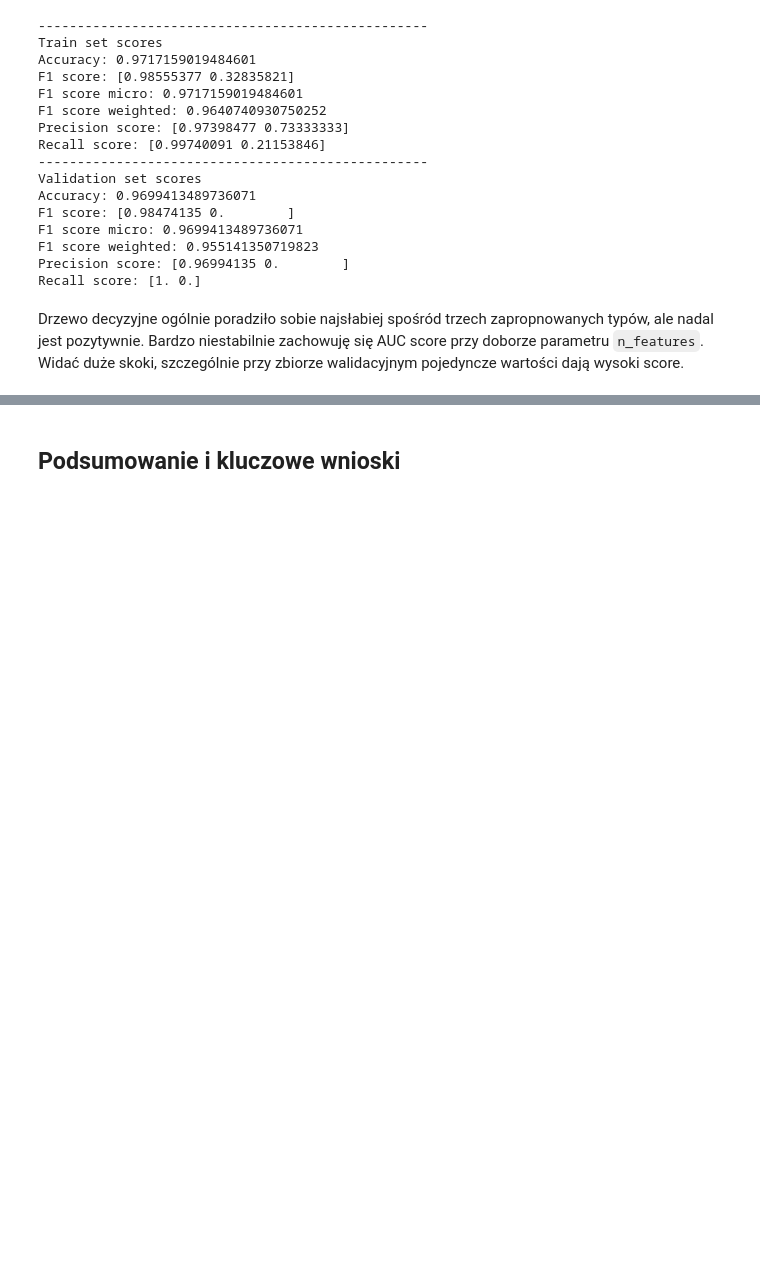
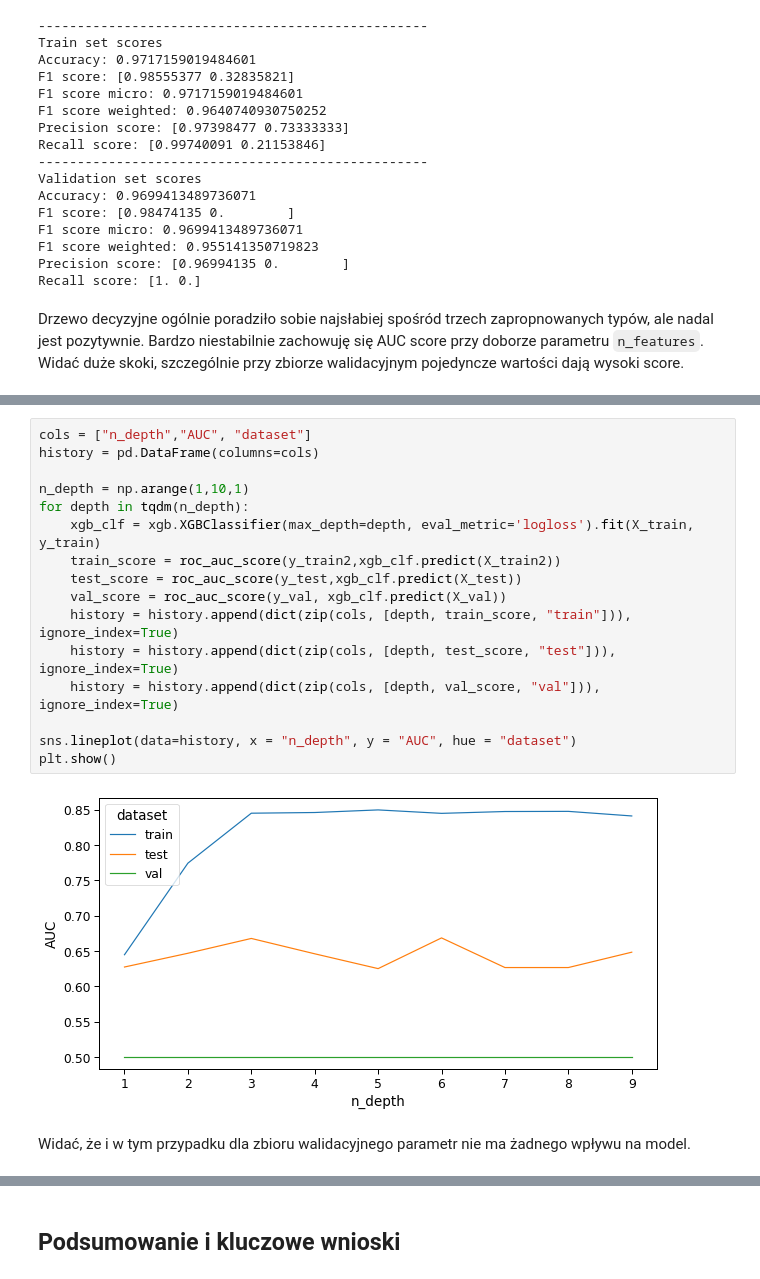
Before and after one commit to malwina0/2022L-ML, a Jupyter notebook: ZD3/ZD3_Piwko_Wojewoda.ipynb, the cells around one changed output, grey strips where cells are left out. Saved outputs shown, nothing was run; the diff lists cells and outputs as text; blank space fills up the shorter version.

```diff
--- a/ZD3/ZD3_Piwko_Wojewoda.ipynb
+++ b/ZD3/ZD3_Piwko_Wojewoda.ipynb
@@ -785,0 +718,20 @@ Otrzymane wyniki wydają się bardziej sensowne niż poprzednie, ponieważ dokł
+# %%
+cols = ["n_depth","AUC", "dataset"]
+history = pd.DataFrame(columns=cols)
+
+n_depth = np.arange(1,10,1)
+for depth in tqdm(n_depth):
+    xgb_clf = xgb.XGBClassifier(max_depth=depth, eval_metric='logloss').fit(X_train, y_train)
+    train_score = roc_auc_score(y_train2,xgb_clf.predict(X_train2))
+    test_score = roc_auc_score(y_test,xgb_clf.predict(X_test))
+    val_score = roc_auc_score(y_val, xgb_clf.predict(X_val))
+    history = history.append(dict(zip(cols, [depth, train_score, "train"])), ignore_index=True)
+    history = history.append(dict(zip(cols, [depth, test_score, "test"])), ignore_index=True)
+    history = history.append(dict(zip(cols, [depth, val_score, "val"])), ignore_index=True)
+
+sns.lineplot(data=history, x = "n_depth", y = "AUC", hue = "dataset")
+plt.show()
+# %% [output]
+[figure, added]
+# %% [markdown]
+Widać, że i w tym przypadku dla zbioru walidacyjnego parametr nie ma żadnego wpływu na model.
```
Also changed, not shown: parts of 23 cells of this notebook.
